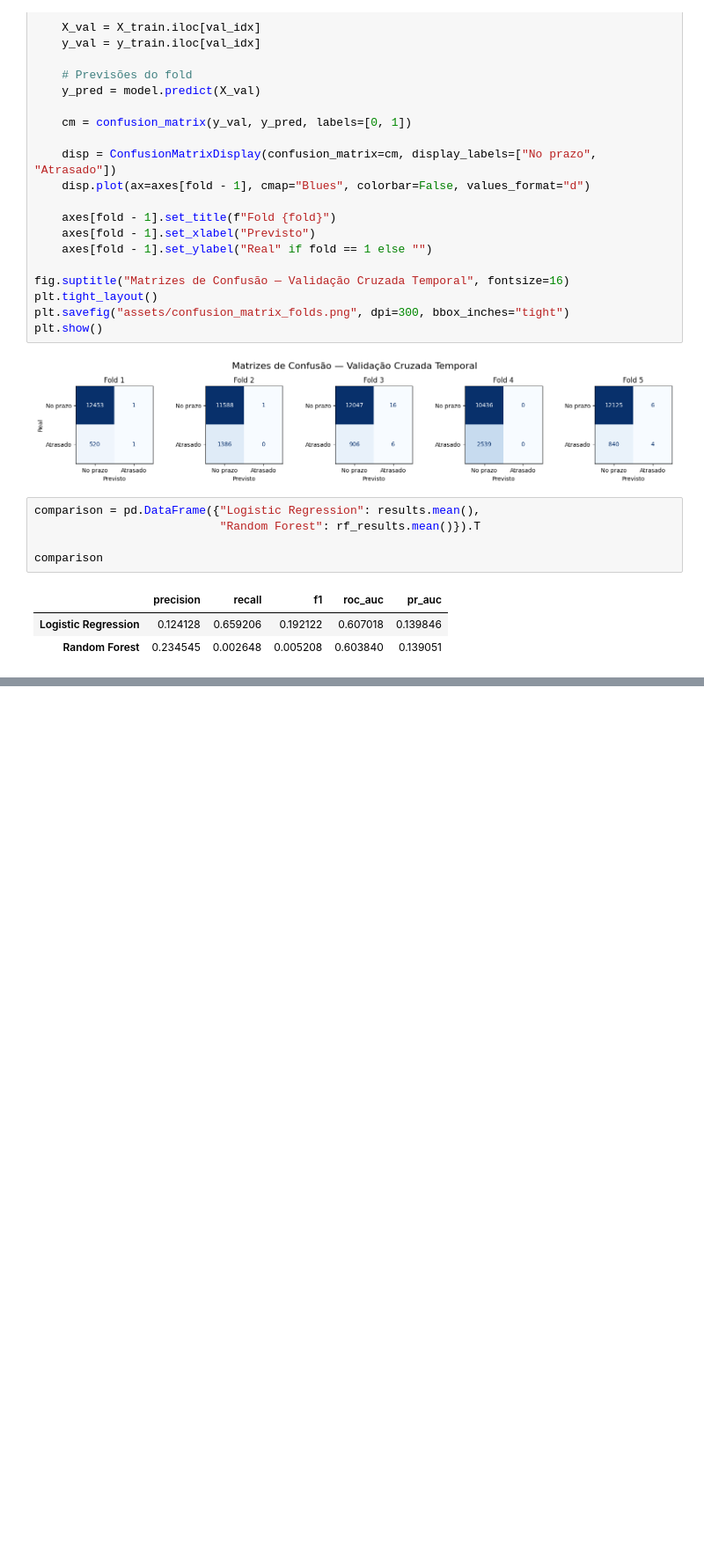
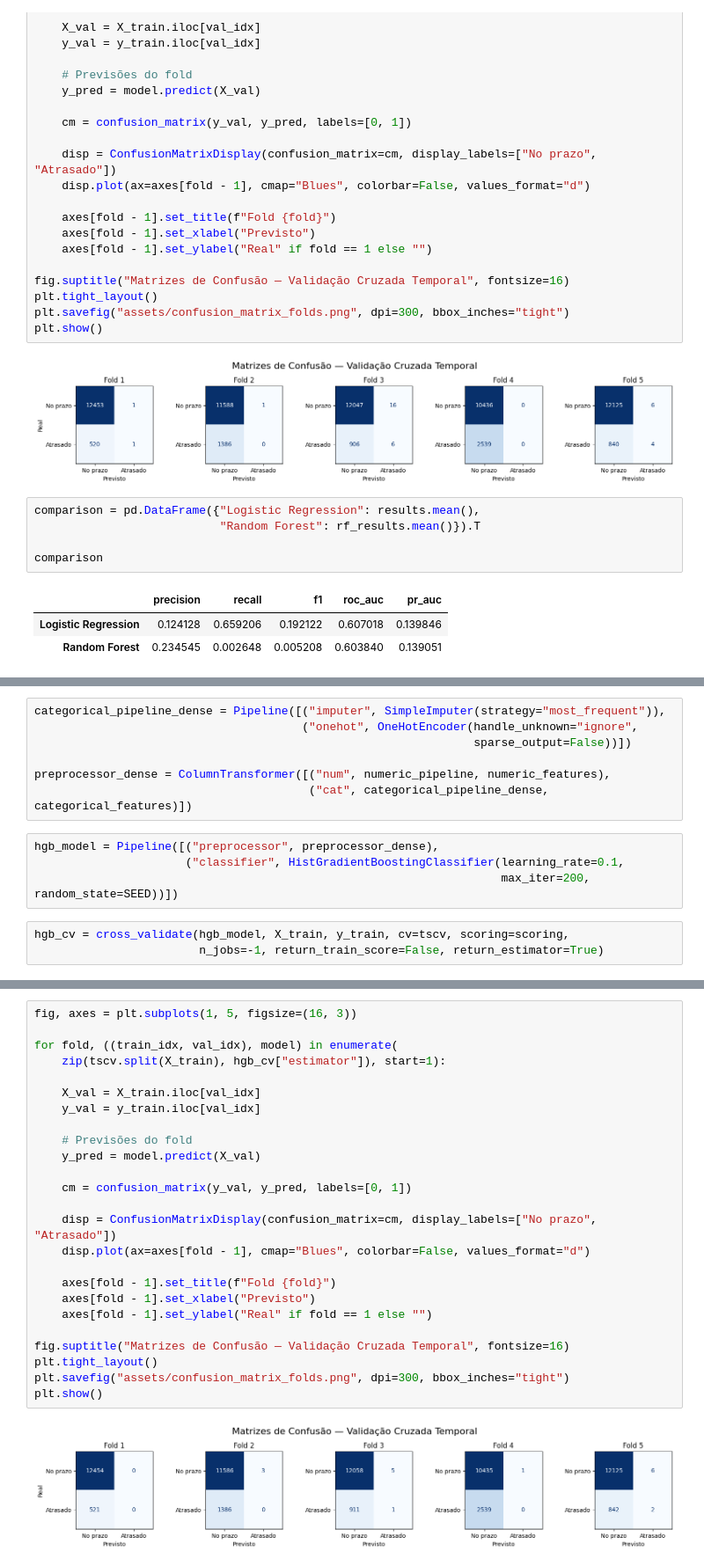
Before and after one commit to DjallenDias/olist_pred, a Jupyter notebook: model.ipynb, the cells around one changed output, grey strips where cells are left out. Shown at 88% size. Drawn from its saved outputs; the diff is of its cells as text; blank space fills up the shorter version.

Commit message:
hist grad boost feito

```diff
--- a/model.ipynb
+++ b/model.ipynb
@@ -342,0 +345,14 @@ comparison
+# %%
+categorical_pipeline_dense = Pipeline([("imputer", SimpleImputer(strategy="most_frequent")),
+                                       ("onehot", OneHotEncoder(handle_unknown="ignore",
+                                                                sparse_output=False))])
+
+preprocessor_dense = ColumnTransformer([("num", numeric_pipeline, numeric_features),
+                                        ("cat", categorical_pipeline_dense, categorical_features)])
+# %%
+hgb_model = Pipeline([("preprocessor", preprocessor_dense),
+                      ("classifier", HistGradientBoostingClassifier(learning_rate=0.1,
+                                                                    max_iter=200, random_state=SEED))])
+# %%
+hgb_cv = cross_validate(hgb_model, X_train, y_train, cv=tscv, scoring=scoring,
+                        n_jobs=-1, return_train_score=False, return_estimator=True)
@@ -342,0 +380,27 @@ comparison
+# %%
+fig, axes = plt.subplots(1, 5, figsize=(16, 3))
+
+for fold, ((train_idx, val_idx), model) in enumerate(
+    zip(tscv.split(X_train), hgb_cv["estimator"]), start=1):
+
+    X_val = X_train.iloc[val_idx]
+    y_val = y_train.iloc[val_idx]
+
+    # Previsões do fold
+    y_pred = model.predict(X_val)
+
+    cm = confusion_matrix(y_val, y_pred, labels=[0, 1])
+
+    disp = ConfusionMatrixDisplay(confusion_matrix=cm, display_labels=["No prazo", "Atrasado"])
+    disp.plot(ax=axes[fold - 1], cmap="Blues", colorbar=False, values_format="d")
+
+    axes[fold - 1].set_title(f"Fold {fold}")
+    axes[fold - 1].set_xlabel("Previsto")
+    axes[fold - 1].set_ylabel("Real" if fold == 1 else "")
+
+fig.suptitle("Matrizes de Confusão — Validação Cruzada Temporal", fontsize=16)
+plt.tight_layout()
+plt.savefig("assets/confusion_matrix_folds.png", dpi=300, bbox_inches="tight")
+plt.show()
+# %% [output]
+[figure, added]
```
Also changed, not shown: parts of 5 cells of this notebook.
